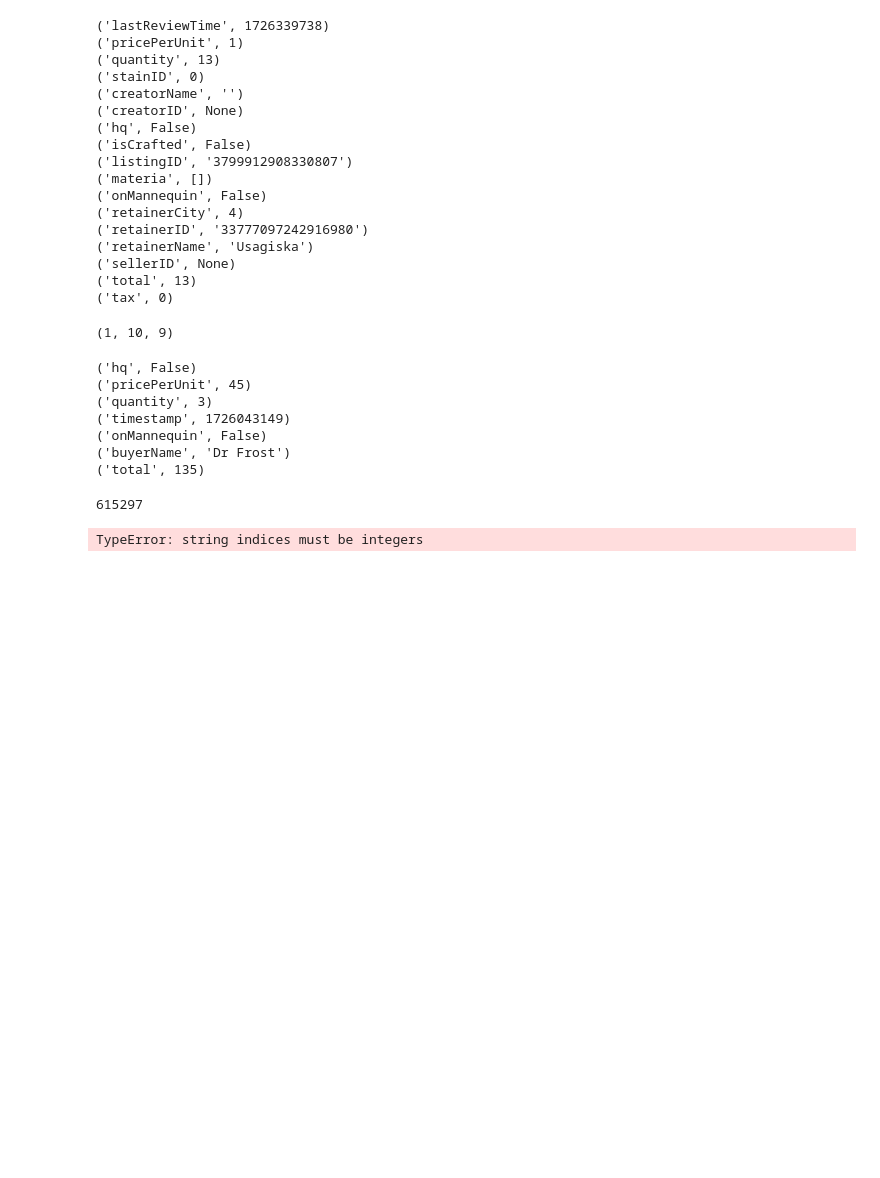
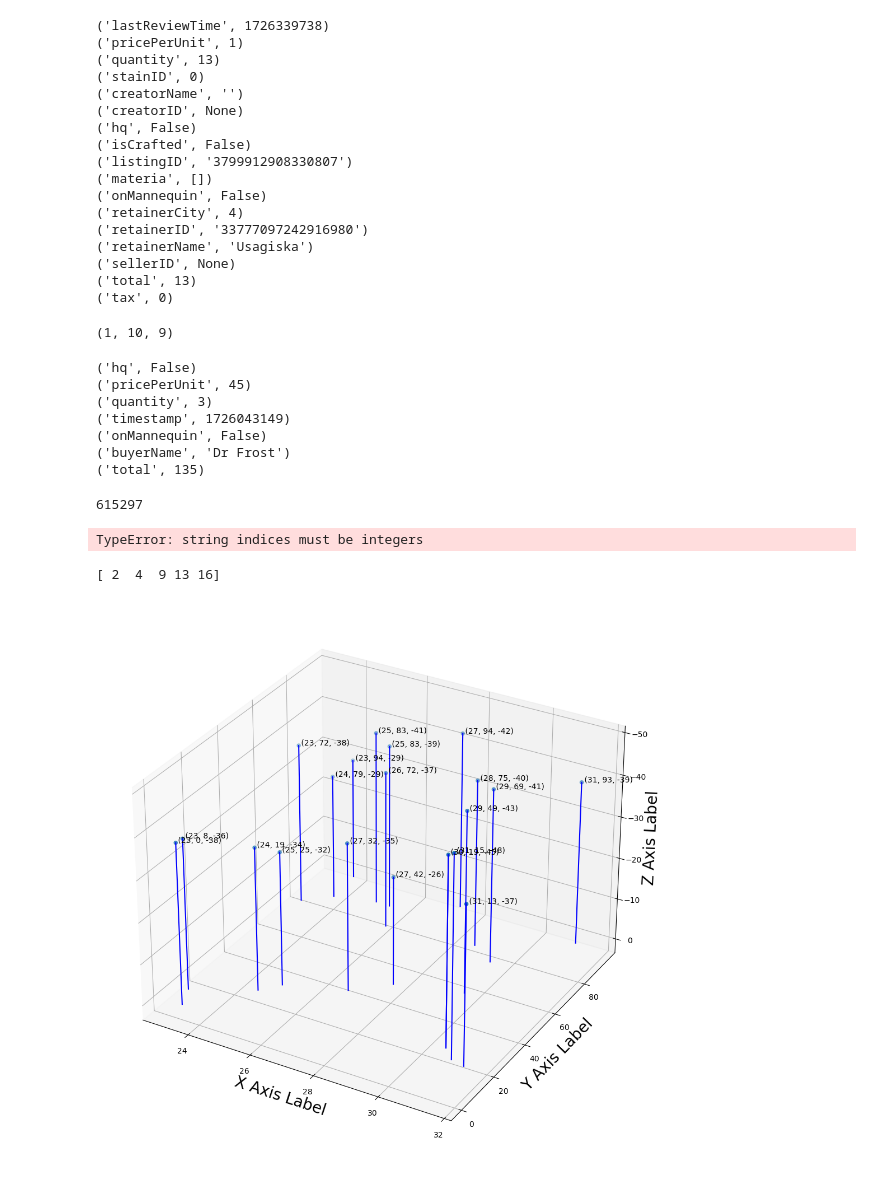
Before and after one commit to Cyntaelis/gc_seals_opti, a Jupyter notebook: proto.ipynb, the cells around one changed output. Drawn from its saved outputs; the diff is of its cells as text; code cells hidden in the pictures; blank space fills up the shorter version.

```diff
--- a/proto.ipynb
+++ b/proto.ipynb
@@ -510,3 +510,42 @@ def process_sales(sales, window=7*24*60*60, max_count=None):
 process_sales(out["items"][str(out["itemIDs"][0])]["recentHistory"])
 # %% [output]
 TypeError: string indices must be integers
+# %%
+import matplotlib.pyplot as plt
+import numpy as np
+from scipy.signal import argrelextrema
+
+plt.style.use('_mpl-gallery')
+
+# Make data
+np.random.seed(19680801)
+n = 20
+rng = np.random.default_rng()
+xs = rng.uniform(23, 32, n)
+ys = rng.uniform(0, 100, n)
+zs = rng.uniform(-50, -25, n)
+
+# Find local maxima in zs
+local_maxima_indices = argrelextrema(zs, np.greater)[0]
+print(local_maxima_indices)
+# local_maxima_zs = zs[local_maxima_indices]
+
+# Plot with a figure size of 20x20
+fig, ax = plt.subplots(subplot_kw={"projection": "3d"}, figsize=(10, 10))
+sc = ax.scatter(xs, ys, zs)
+
+for x, y, z in zip(xs, ys, zs):
+    label = ' (%d, %d, %d)' % (x, y, z)#, None)
+    ax.text(x, y, z, label, None)
+    ax.plot([x, x], [y, y], [z, 0], color='blue', label='Line to XY Plane')
+
+# Add larger labels for axes
+ax.set_xlabel('X Axis Label', fontsize=20)
+ax.set_ylabel('Y Axis Label', fontsize=20)
+ax.set_zlabel('Z Axis Label', fontsize=20)
+
+ax.invert_zaxis()
+plt.show()
+# %% [output]
+[ 2  4  9 13 16]
+[figure, added]
```
Also changed, not shown: 2 other files.
